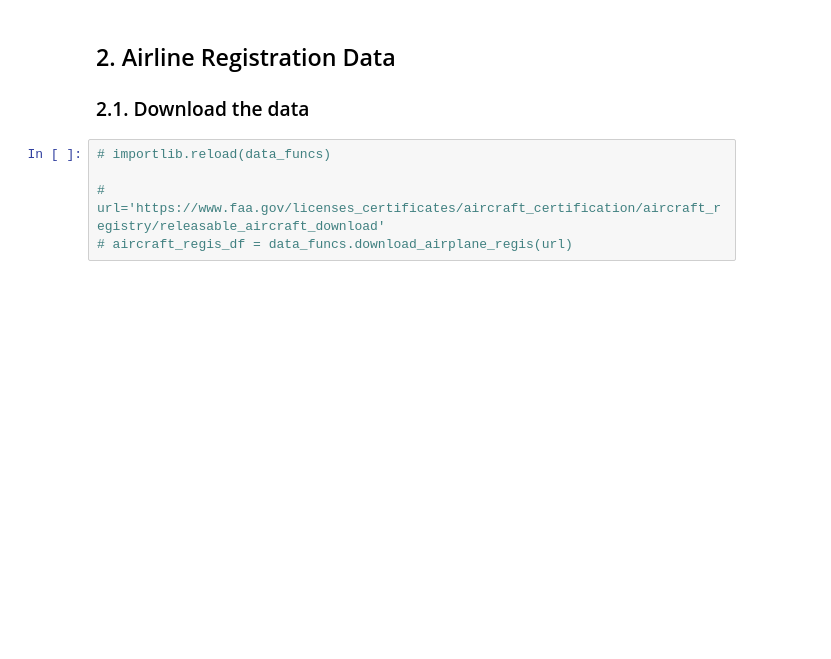
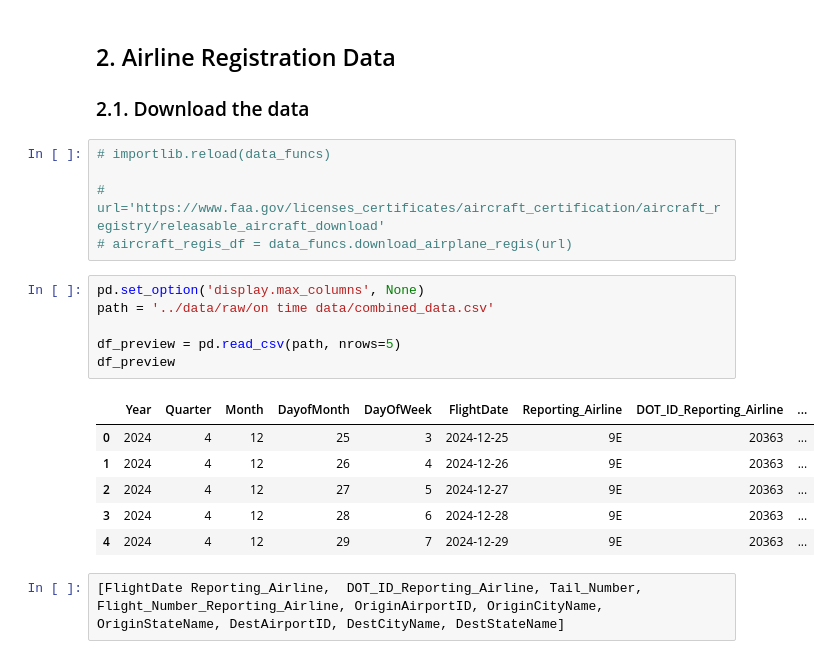
Before and after one commit to 4GeeksAcademy/maps-aviation_final_project, a Jupyter notebook: src/data_acquisition.ipynb, the cells around one changed output. Cells and saved outputs as stored; diff of their text form; blank space fills up the shorter version.

```diff
--- a/src/data_acquisition.ipynb
+++ b/src/data_acquisition.ipynb
@@ -92,3 +92,18 @@ Processing ../data/raw/on time data/On_Time_Reporting_Carrier_On_Time_Performanc
 
 # url='https://www.faa.gov/licenses_certificates/aircraft_certification/aircraft_registry/releasable_aircraft_download'
 # aircraft_regis_df = data_funcs.download_airplane_regis(url)
+# %%
+pd.set_option('display.max_columns', None)
+path = '../data/raw/on time data/combined_data.csv'
+
+df_preview = pd.read_csv(path, nrows=5)
+df_preview
+# %% [output]
+|  | Year | Quarter | Month | DayofMonth | DayOfWeek | FlightDate | Reporting_Airline | DOT_ID_Reporting_Airline | ... |
+| 0 | 2024 | 4 | 12 | 25 | 3 | 2024-12-25 | 9E | 20363 | ... |
+| 1 | 2024 | 4 | 12 | 26 | 4 | 2024-12-26 | 9E | 20363 | ... |
+| 2 | 2024 | 4 | 12 | 27 | 5 | 2024-12-27 | 9E | 20363 | ... |
+| 3 | 2024 | 4 | 12 | 28 | 6 | 2024-12-28 | 9E | 20363 | ... |
+| 4 | 2024 | 4 | 12 | 29 | 7 | 2024-12-29 | 9E | 20363 | ... |
+# %%
+[FlightDate	Reporting_Airline,	DOT_ID_Reporting_Airline, Tail_Number, Flight_Number_Reporting_Airline, OriginAirportID, OriginCityName, OriginStateName, DestAirportID, DestCityName, DestStateName]
```
Also changed, not shown: parts of 11 cells of this notebook.
